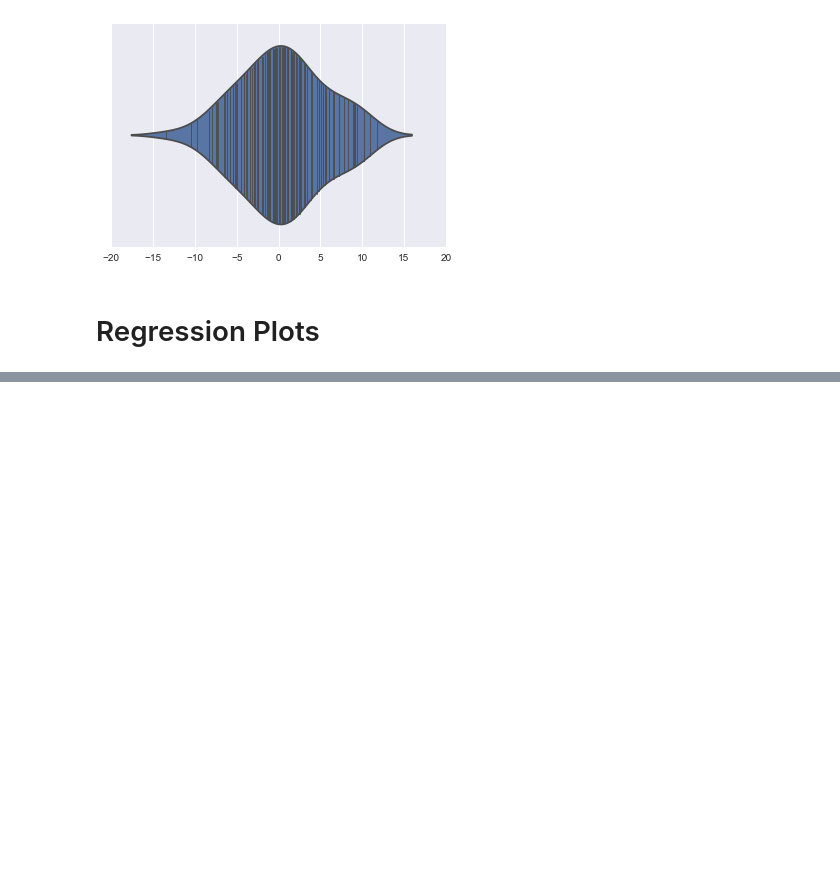
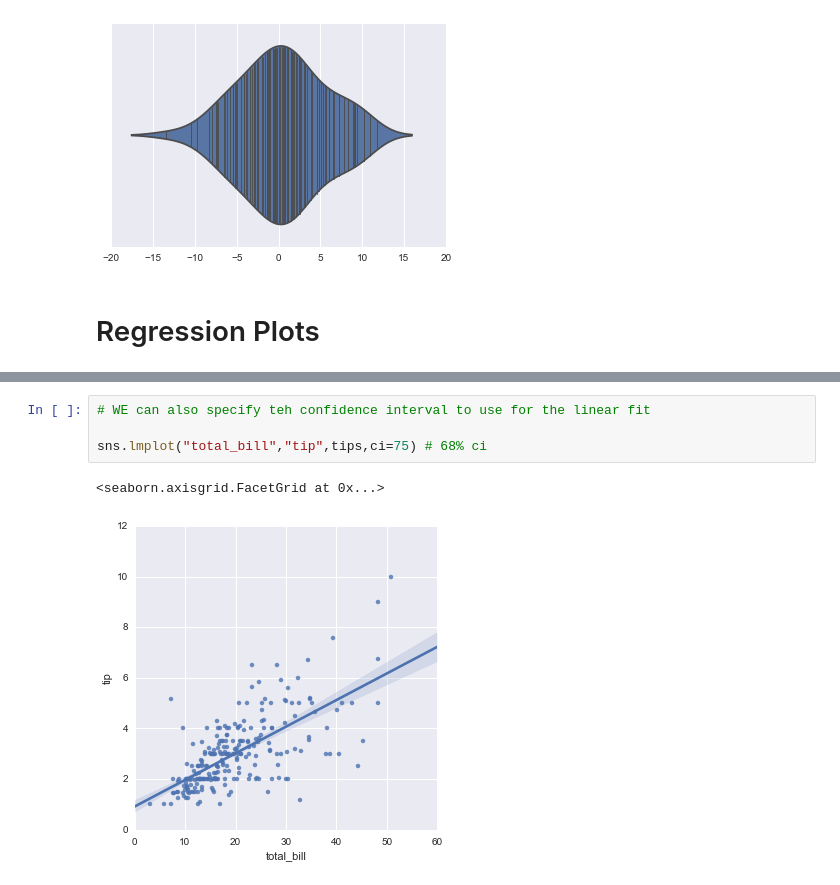
Before and after one commit to WenWeiKun-byte/PyData-Cookbook, a Jupyter notebook: Python For Data_4 Data Visualization.ipynb, the cells around one changed output, grey strips where cells are left out. Drawn from its saved outputs; the diff is of its cells as text; blank space fills up the shorter version.

```diff
--- a/Python For Data_4 Data Visualization.ipynb
+++ b/Python For Data_4 Data Visualization.ipynb
@@ -397,0 +422,7 @@ sns.violinplot(data1,inner="stick")
+# %%
+# WE can also specify teh confidence interval to use for the linear fit
+
+sns.lmplot("total_bill","tip",tips,ci=75) # 68% ci
+# %% [output]
+<seaborn.axisgrid.FacetGrid at 0x...>
+[figure, added]
```
Also changed, not shown: parts of 14 cells of this notebook.
